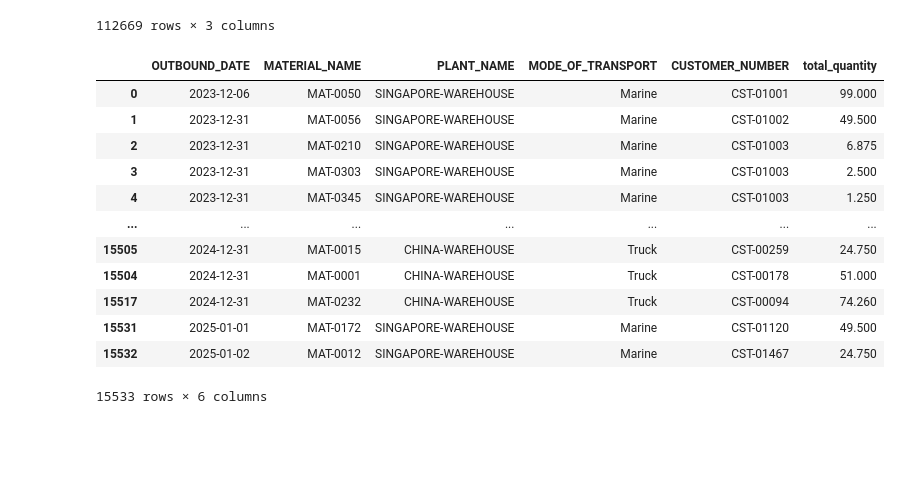
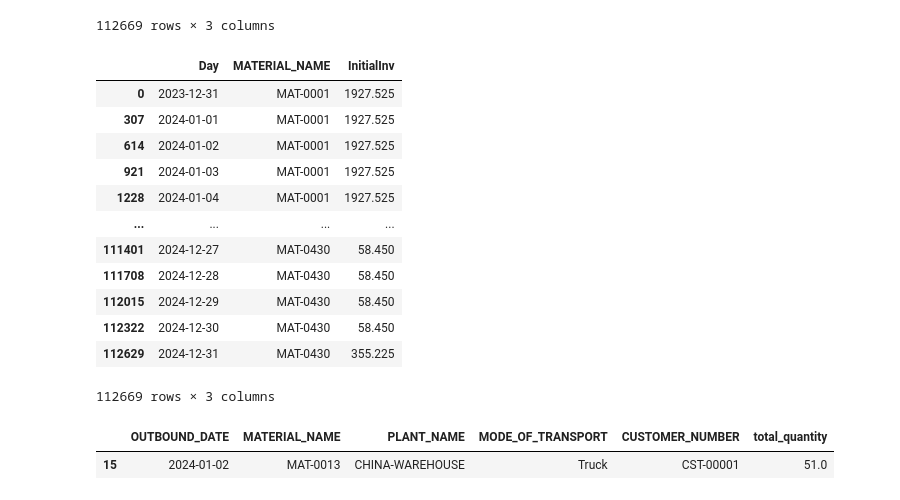
Before and after one commit to peter-parit/em-hackathon-notebooks, a Jupyter notebook: Notebooks/data-peter.ipynb, the cells around one changed output. Saved outputs shown, nothing was run; the diff lists cells and outputs as text; code cells hidden in the pictures; blank space fills up the shorter version.

```diff
--- a/Notebooks/data-peter.ipynb
+++ b/Notebooks/data-peter.ipynb
@@ -299,18 +305,45 @@ daily_inv_merge.to_csv('./data/daily_inventory_merged.csv', index=False)
+# %%
+min_date = initial_inv_china['BALANCE_AS_OF_DATE'].min()
+max_date = pd.to_datetime("2024-12-31")
+full_dates = pd.date_range(min_date, max_date)
+
+# Cross join dates with material list
+materials = initial_inv_singapore['MATERIAL_NAME'].unique()
+date_df = pd.DataFrame({'Day': full_dates})
+mat_df = pd.DataFrame({'MATERIAL_NAME': materials})
+cross = date_df.merge(mat_df, how='cross')
+
+# Merge and forward fill
+daily_inv_singapore = cross.merge(
+    initial_inv_china,
+    left_on=['Day', 'MATERIAL_NAME'],
+    right_on=['BALANCE_AS_OF_DATE', 'MATERIAL_NAME'],
+    how='left'
+)
+daily_inv_singapore = daily_inv_singapore.sort_values(['MATERIAL_NAME', 'Day'])
+daily_inv_singapore['InitialInv'] = daily_inv_singapore.groupby('MATERIAL_NAME')['InitialInv'].ffill()
+
+# Clean up
+daily_inv_singapore = daily_inv_singapore[['Day', 'MATERIAL_NAME', 'InitialInv']]
+daily_inv_china
+# %% [output]
+|  | Day | MATERIAL_NAME | InitialInv |
+| 0 | 2023-12-31 | MAT-0001 | 1927.525 |
+| 307 | 2024-01-01 | MAT-0001 | 1927.525 |
+| 614 | 2024-01-02 | MAT-0001 | 1927.525 |
+| 921 | 2024-01-03 | MAT-0001 | 1927.525 |
+| 1228 | 2024-01-04 | MAT-0001 | 1927.525 |
+| ... | ... | ... | ... |
+| 111401 | 2024-12-27 | MAT-0430 | 58.450 |
+| 111708 | 2024-12-28 | MAT-0430 | 58.450 |
+| 112015 | 2024-12-29 | MAT-0430 | 58.450 |
+| 112322 | 2024-12-30 | MAT-0430 | 58.450 |
+| 112629 | 2024-12-31 | MAT-0430 | 355.225 |
+112669 rows × 3 columns
 # %%
 # convert OUTBOUND_DATE to timestamp format
 outbound_grouped['OUTBOUND_DATE'] = pd.to_datetime(outbound_grouped['OUTBOUND_DATE'], format='%Y/%m/%d')
-outbound_grouped
+outbound_grouped[outbound_grouped['CUSTOMER_NUMBER'] == 'CST-00001'].head(10)
 # %% [output]
 |  | OUTBOUND_DATE | MATERIAL_NAME | PLANT_NAME | MODE_OF_TRANSPORT | CUSTOMER_NUMBER | total_quantity |
-| 0 | 2023-12-06 | MAT-0050 | SINGAPORE-WAREHOUSE | Marine | CST-01001 | 99.000 |
-| 1 | 2023-12-31 | MAT-0056 | SINGAPORE-WAREHOUSE | Marine | CST-01002 | 49.500 |
-| 2 | 2023-12-31 | MAT-0210 | SINGAPORE-WAREHOUSE | Marine | CST-01003 | 6.875 |
-| 3 | 2023-12-31 | MAT-0303 | SINGAPORE-WAREHOUSE | Marine | CST-01003 | 2.500 |
-| 4 | 2023-12-31 | MAT-0345 | SINGAPORE-WAREHOUSE | Marine | CST-01003 | 1.250 |
-| ... | ... | ... | ... | ... | ... | ... |
-| 15505 | 2024-12-31 | MAT-0015 | CHINA-WAREHOUSE | Truck | CST-00259 | 24.750 |
-| 15504 | 2024-12-31 | MAT-0001 | CHINA-WAREHOUSE | Truck | CST-00178 | 51.000 |
-| 15517 | 2024-12-31 | MAT-0232 | CHINA-WAREHOUSE | Truck | CST-00094 | 74.260 |
-| 15531 | 2025-01-01 | MAT-0172 | SINGAPORE-WAREHOUSE | Marine | CST-01120 | 49.500 |
-| 15532 | 2025-01-02 | MAT-0012 | SINGAPORE-WAREHOUSE | Marine | CST-01467 | 24.750 |
+| 15 | 2024-01-02 | MAT-0013 | CHINA-WAREHOUSE | Truck | CST-00001 | 51.0 |
-15533 rows × 6 columns
```
Also changed, not shown: parts of 43 cells of this notebook, 5 other files.
